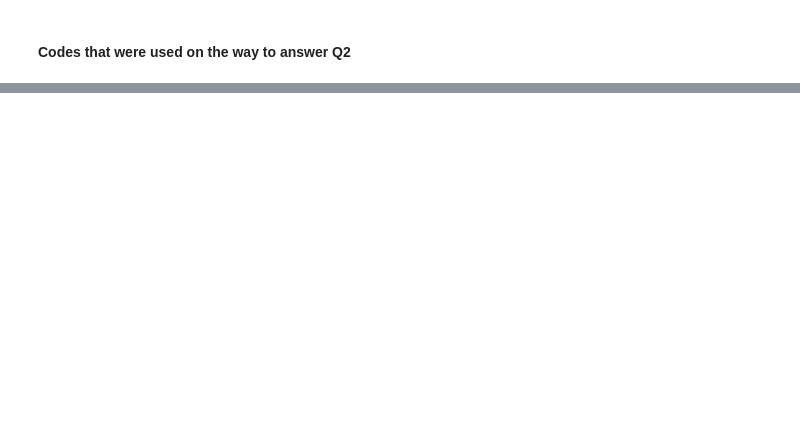
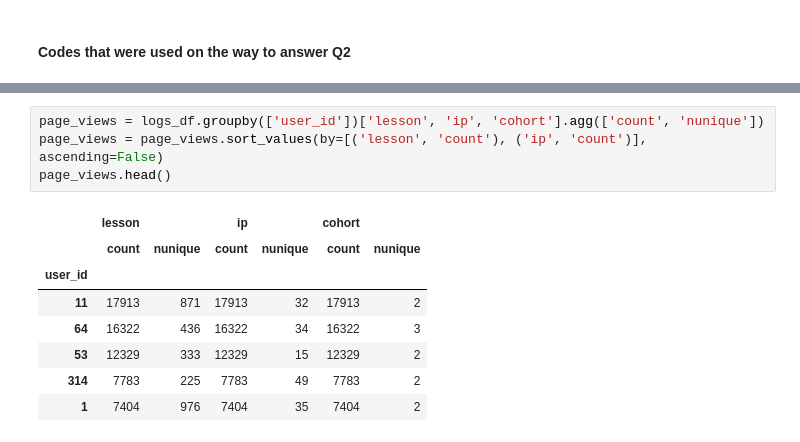
Before and after one commit to Curriculum-Assurance-Team/Curriculum_Engagement_and_Usage_Analysis, a Jupyter notebook: annie_explore.ipynb, the cells around one changed output, grey strips where cells are left out. Drawn from its saved outputs; the diff is of its cells as text; blank space fills up the shorter version.

```diff
--- a/annie_explore.ipynb
+++ b/annie_explore.ipynb
@@ -193,0 +246,13 @@ question2_2(logs_df)
+# %%
+page_views = logs_df.groupby(['user_id'])['lesson', 'ip', 'cohort'].agg(['count', 'nunique'])
+page_views = page_views.sort_values(by=[('lesson', 'count'), ('ip', 'count')], ascending=False)
+page_views.head()
+# %% [output]
+|  | lesson |  | ip |  | cohort |  |
+|  | count | nunique | count | nunique | count | nunique |
+| user_id |  |  |  |  |  |  |
+| 11 | 17913 | 871 | 17913 | 32 | 17913 | 2 |
+| 64 | 16322 | 436 | 16322 | 34 | 16322 | 3 |
+| 53 | 12329 | 333 | 12329 | 15 | 12329 | 2 |
+| 314 | 7783 | 225 | 7783 | 49 | 7783 | 2 |
+| 1 | 7404 | 976 | 7404 | 35 | 7404 | 2 |
```
Also changed, not shown: parts of 43 cells of this notebook.
